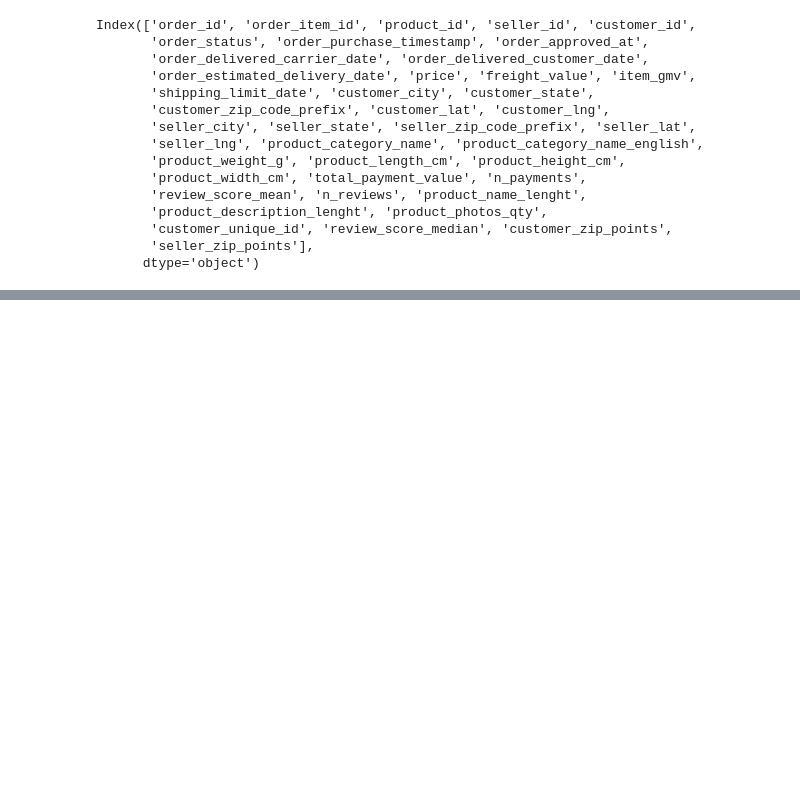
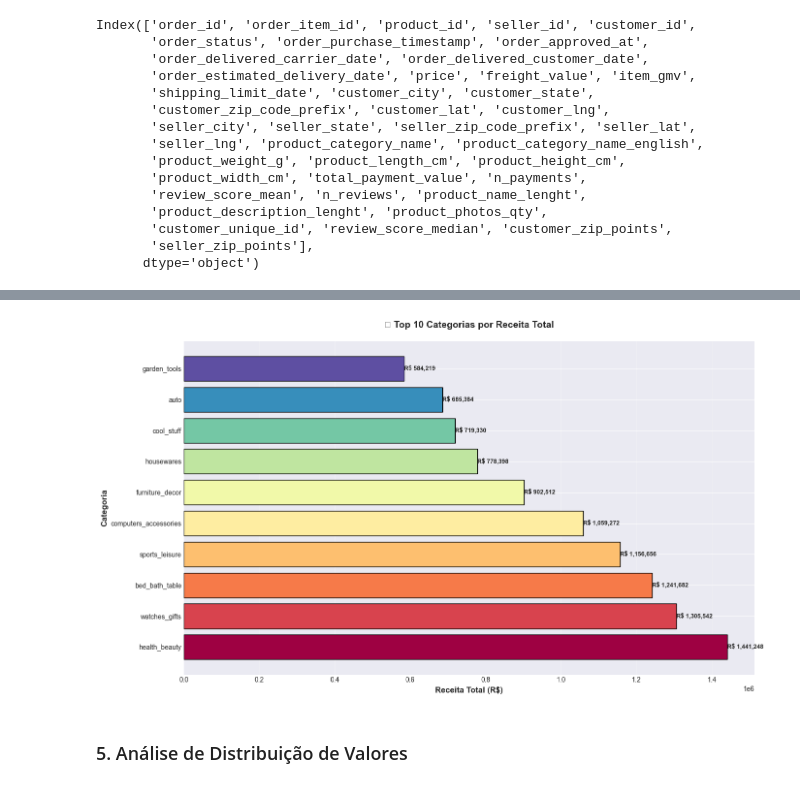
Before and after one commit to leonardod7/ProjetoExtracaoIBMEC, a Jupyter notebook: extracao_trabalho.ipynb, the cells around one changed output, grey strips where cells are left out. Drawn from its saved outputs; the diff is of its cells as text; code cells hidden in the pictures; blank space fills up the shorter version.

```diff
--- a/extracao_trabalho.ipynb
+++ b/extracao_trabalho.ipynb
@@ -320,0 +486,26 @@ Com a base consolidada, o próximo passo é realizar uma Análise Exploratória
+# %%
+# Gráfico de Receita por Categoria
+top_categorias = receita_categoria.head(10)
+
+plt.figure(figsize=(14, 8))
+colors = plt.cm.Spectral(np.linspace(0, 1, len(top_categorias)))
+
+bars = plt.barh(top_categorias['categoria'], top_categorias['receita_total'], color=colors, edgecolor='black')
+
+# Adicionar valores nas barras
+for bar in bars:
+    width = bar.get_width()
+    plt.text(width, bar.get_y() + bar.get_height()/2,
+             f'R$ {width:,.0f}',
+             ha='left', va='center', fontsize=9, fontweight='bold')
+
+plt.xlabel('Receita Total (R$)', fontsize=12, fontweight='bold')
+plt.ylabel('Categoria', fontsize=12, fontweight='bold')
+plt.title('🏆 Top 10 Categorias por Receita Total', fontsize=14, fontweight='bold', pad=20)
+plt.grid(axis='x', alpha=0.3)
+plt.tight_layout()
+plt.show()
+# %% [output]
+[figure, added]
+# %% [markdown]
+### 5. Análise de Distribuição de Valores
```
Also changed, not shown: parts of 32 cells of this notebook.
